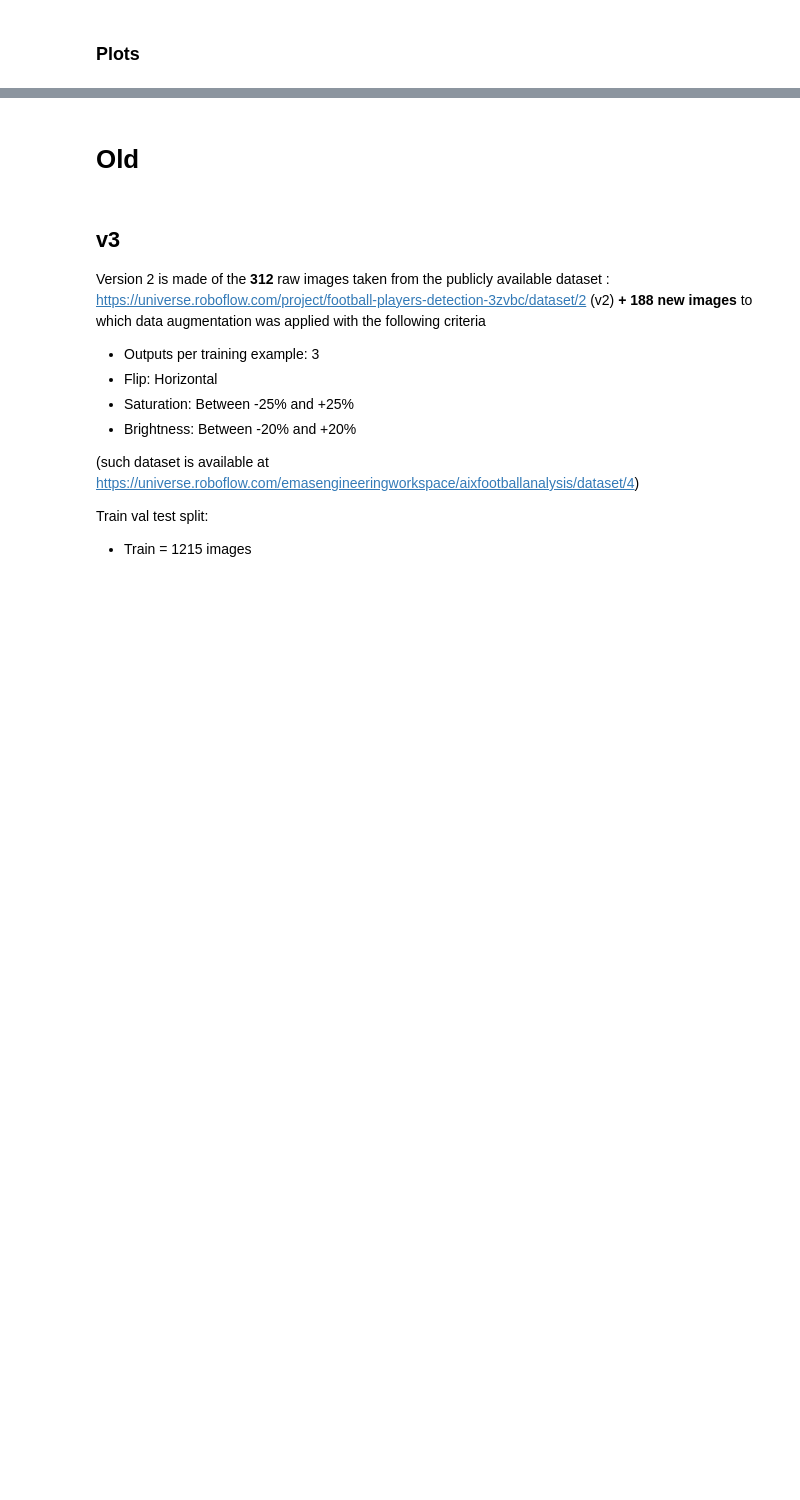
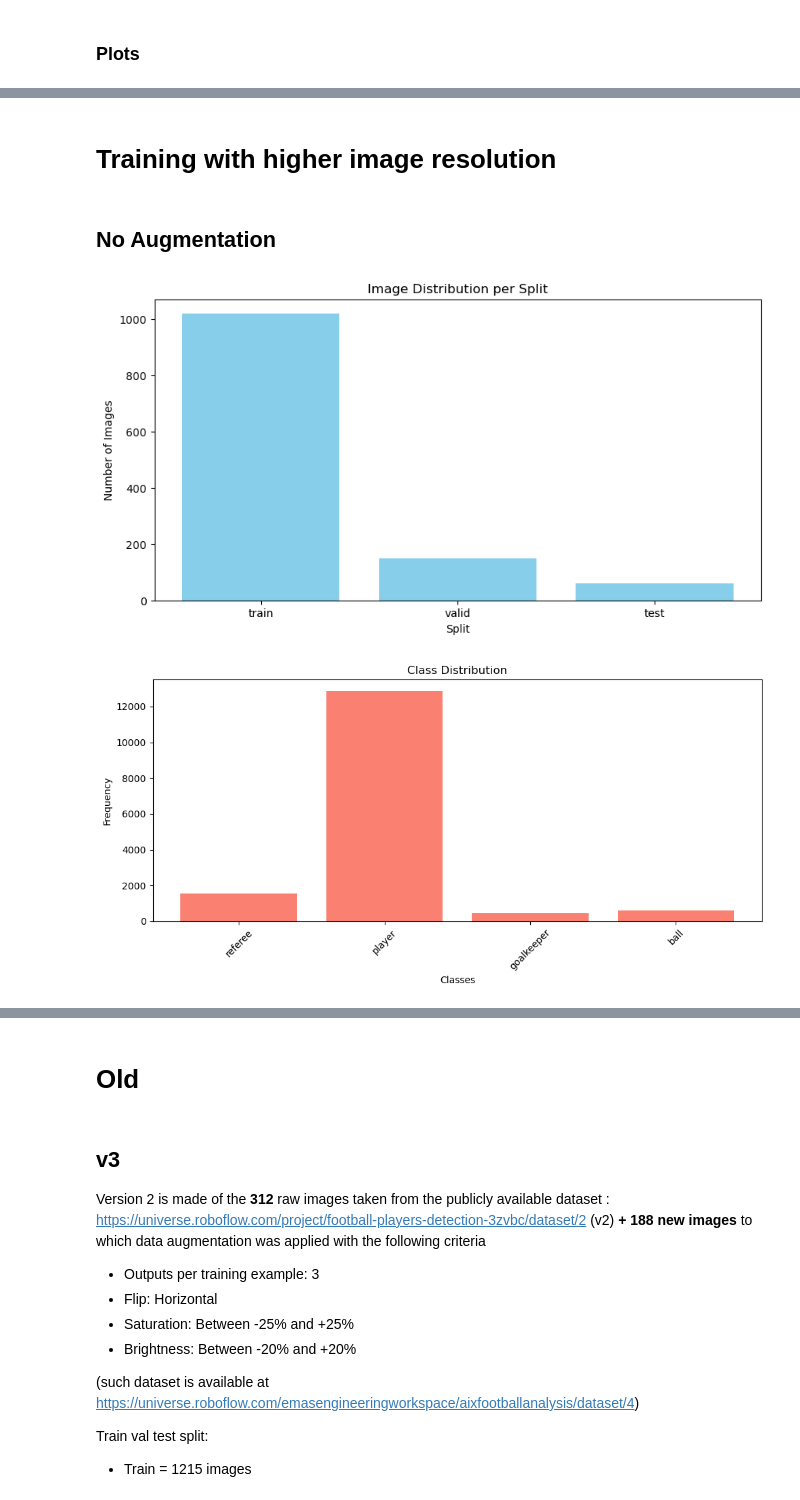
Before and after one commit to SianiEmanuele/AIxFootballAnalysis, a Jupyter notebook: src/training/yolo_training.ipynb, the cells around one changed output, grey strips where cells are left out. Drawn from its saved outputs; the diff is of its cells as text; code cells hidden in the pictures; blank space fills up the shorter version.

```diff
--- a/src/training/yolo_training.ipynb
+++ b/src/training/yolo_training.ipynb
@@ -428,0 +587,13 @@ plot_losses(data)
+# %% [markdown]
+# Training with higher image resolution
+# %% [markdown]
+## No Augmentation
+# %%
+mp.freeze_support()  # Necessario su Windows
+model = YOLO("yolov9c.pt")
+model = model.cuda()
+dataset_path = os.path.join(dataset_root_folder, "yolov9", "v0")
+plot_dataset(dataset_path)
+# %% [output]
+[figure, added]
+[figure, added]
```
Also changed, not shown: parts of 22 cells of this notebook, 4 other files.
